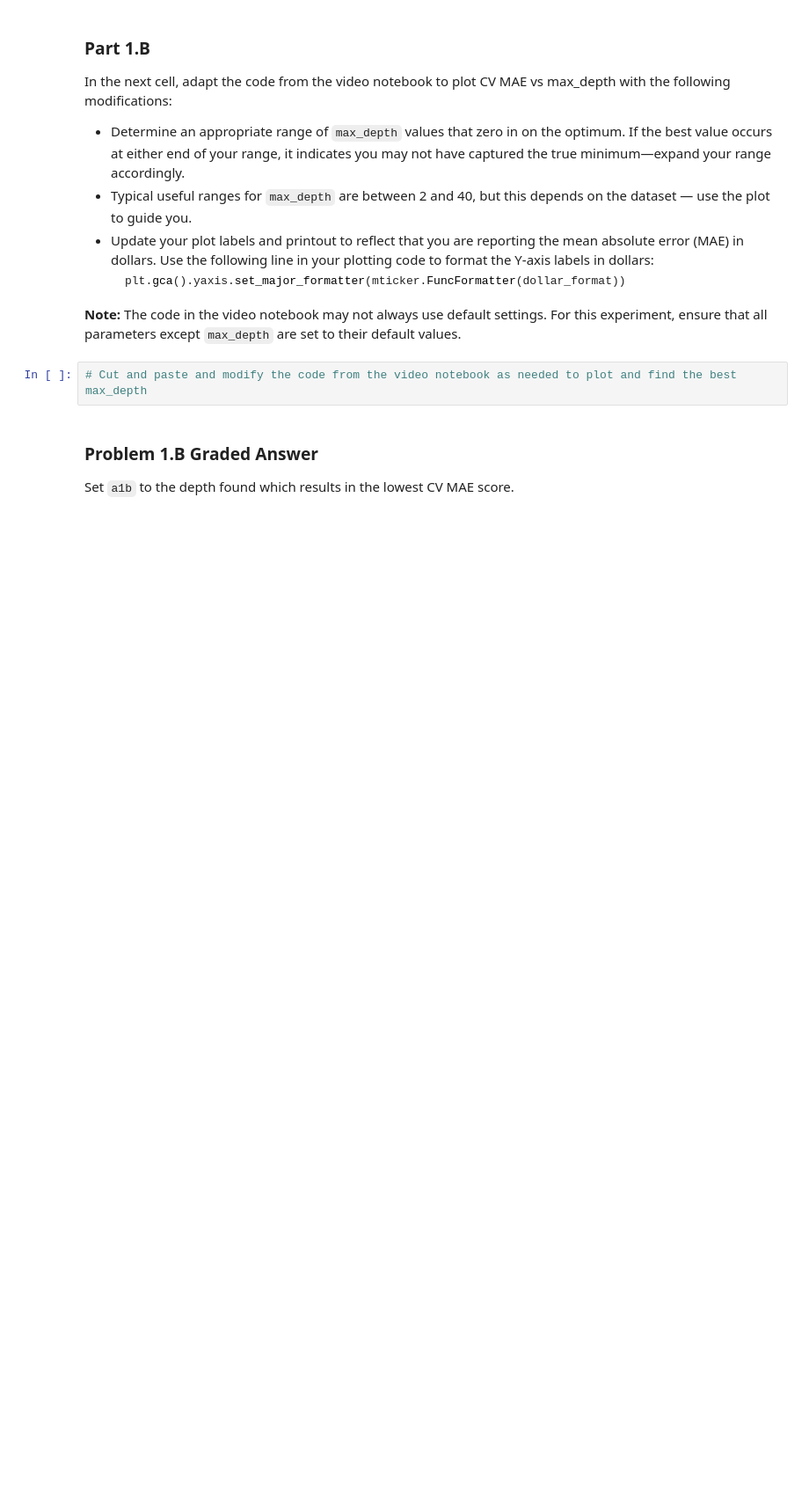
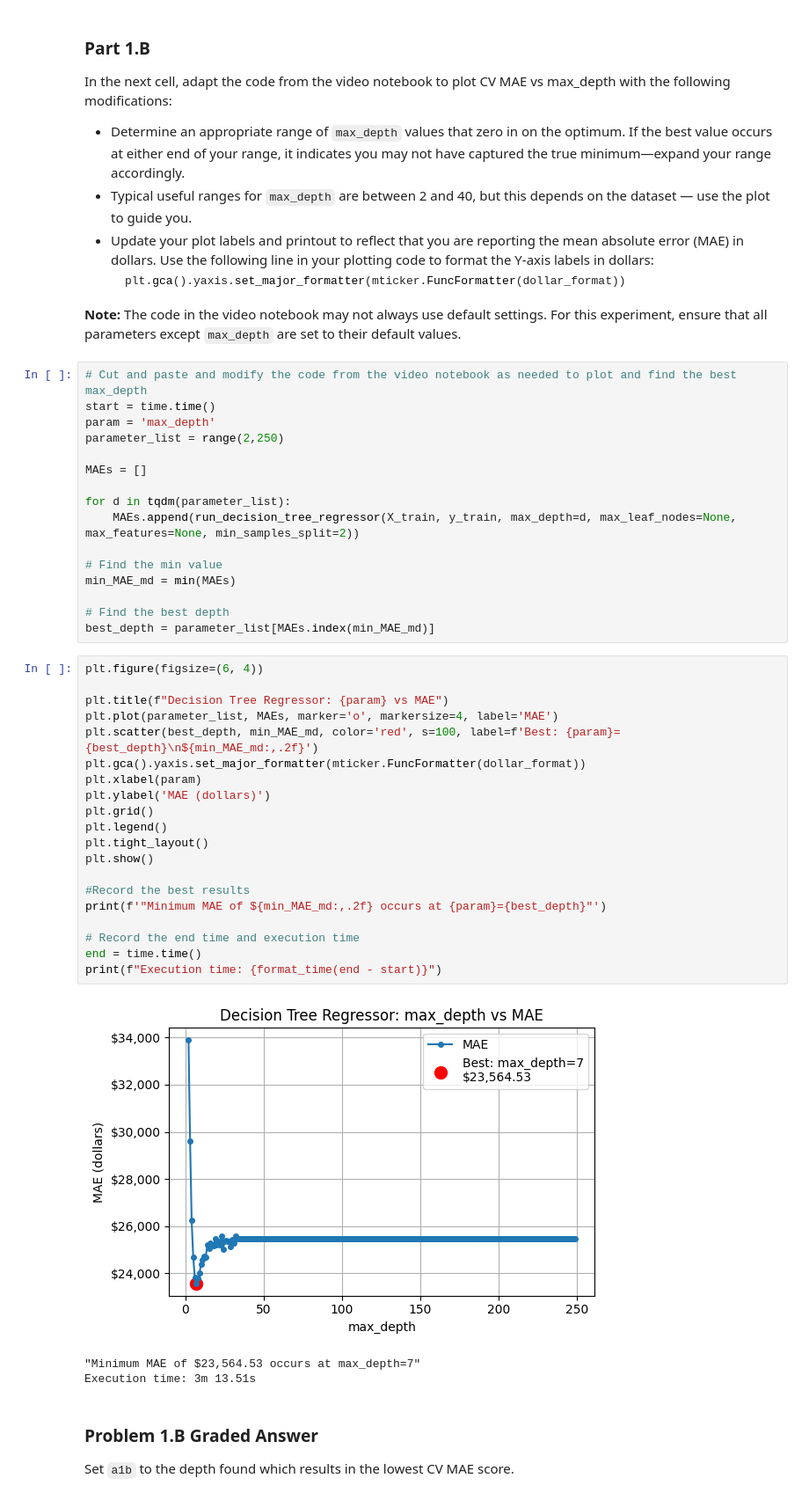
Before and after one commit to Quantum-Cosmic/Module-3-Assignments, a Jupyter notebook: Homework_06.ipynb, the cells around one changed output. Shown at 88% size. Cells and saved outputs as stored; diff of their text form; blank space fills up the shorter version.

```diff
--- a/Homework_06.ipynb
+++ b/Homework_06.ipynb
@@ -250,6 +250,44 @@ In the next cell, adapt the code from the video notebook to plot CV MAE vs max_d
 **Note:** The code in the video notebook may not always use default settings. For this experiment, ensure that all parameters except `max_depth` are set to their default values.
 # %%
 # Cut and paste and modify the code from the video notebook as needed to plot and find the best max_depth
+start = time.time()
+param = 'max_depth'
+parameter_list = range(2,250)
+
+MAEs = []
+
+for d in tqdm(parameter_list):
+    MAEs.append(run_decision_tree_regressor(X_train, y_train, max_depth=d, max_leaf_nodes=None, max_features=None, min_samples_split=2))
+
+# Find the min value
+min_MAE_md = min(MAEs)
+
+# Find the best depth
+best_depth = parameter_list[MAEs.index(min_MAE_md)]
+# %%
+plt.figure(figsize=(6, 4))
+
+plt.title(f"Decision Tree Regressor: {param} vs MAE")
+plt.plot(parameter_list, MAEs, marker='o', markersize=4, label='MAE')
+plt.scatter(best_depth, min_MAE_md, color='red', s=100, label=f'Best: {param}={best_depth}\n${min_MAE_md:,.2f}')
+plt.gca().yaxis.set_major_formatter(mticker.FuncFormatter(dollar_format))
+plt.xlabel(param)
+plt.ylabel('MAE (dollars)')
+plt.grid()
+plt.legend()
+plt.tight_layout()
+plt.show()
+
+#Record the best results
+print(f'"Minimum MAE of ${min_MAE_md:,.2f} occurs at {param}={best_depth}"')
+
+# Record the end time and execution time
+end = time.time()
+print(f"Execution time: {format_time(end - start)}")
+# %% [output]
+[figure, added]
+"Minimum MAE of $23,564.53 occurs at max_depth=7"
+Execution time: 3m 13.51s
 # %% [markdown]
 ### Problem 1.B Graded Answer
 
```
Also changed, not shown: parts of 42 cells of this notebook.
